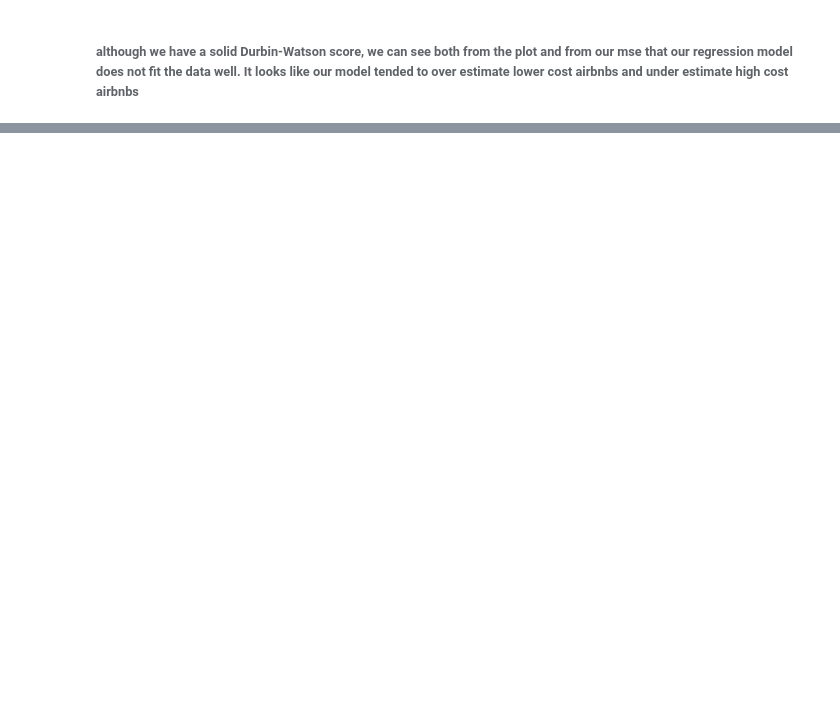
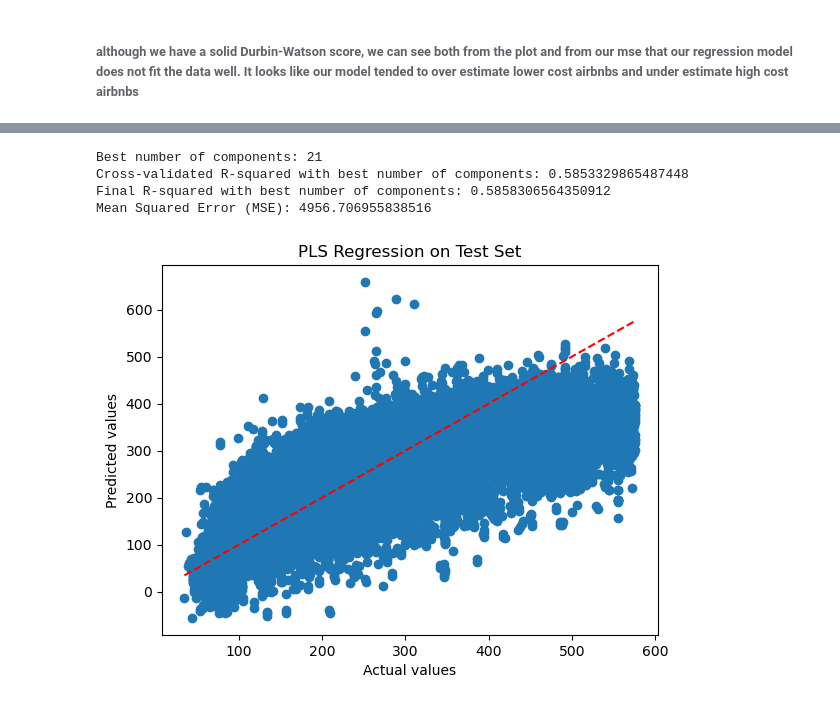
Before and after one commit to junhotam/Airbnb, a Jupyter notebook: code/linear_reg.ipynb, the cells around one changed output, grey strips where cells are left out. Saved outputs shown, nothing was run; the diff lists cells and outputs as text; code cells hidden in the pictures; blank space fills up the shorter version.

```diff
--- a/code/linear_reg.ipynb
+++ b/code/linear_reg.ipynb
@@ -293,0 +320,6 @@ print("R-squared:", r2)
+# %%
+# we have some crazy VIF factors so we will be removing some variables
+
+# although cleanliness_rating has a high vif, we want to keep it in the mix because we believe that it is a good predictor of realSum and using a PLS regression will help mitigate effects of multicolinearity
+
+X = X.drop(['guest_satisfaction_overall','rest_index'], axis = 1)
@@ -293,0 +352,43 @@ print("R-squared:", r2)
+# %%
+# creating a range of components to try
+n_components_range = range(1, X.shape[1] + 1)
+
+# setting up Kfold and creating variables for our for loop
+kf = KFold(n_splits=5, shuffle=True, random_state=42)
+best_r2 = -np.inf
+best_n_components = None
+
+# running for loop to find best r2 and corresponding number of components
+for n_components in n_components_range:
+    pls = PLSRegression(n_components=n_components)
+    y_pred_cv = cross_val_predict(pls, X, y, cv=kf)
+    r2_cv = r2_score(y, y_pred_cv)
+    if r2_cv > best_r2:
+        best_r2 = r2_cv
+        best_n_components = n_components
+# %%
+# training the model with best number of components and printing results
+pls = PLSRegression(n_components=best_n_components)
+pls.fit(X, y)
+y_pred = pls.predict(X)
+final_r2 = r2_score(y, y_pred)
+
+print("Best number of components:", best_n_components)
+print("Cross-validated R-squared with best number of components:", best_r2)
+print("Final R-squared with best number of components:", final_r2)
+mse = mean_squared_error(y, y_pred)
+print("Mean Squared Error (MSE):", mse)
+# %% [output]
+Best number of components: 21
+Cross-validated R-squared with best number of components: 0.5853329865487448
+Final R-squared with best number of components: 0.5858306564350912
+Mean Squared Error (MSE): 4956.706955838516
+# %%
+plt.scatter(y, y_pred)
+plt.plot([min(y), max(y)], [min(y), max(y)], 'r--')
+plt.xlabel('Actual values')
+plt.ylabel('Predicted values')
+plt.title('PLS Regression on Test Set')
+plt.show()
+# %% [output]
+[figure, added]
```
Also changed, not shown: parts of 21 cells of this notebook.
